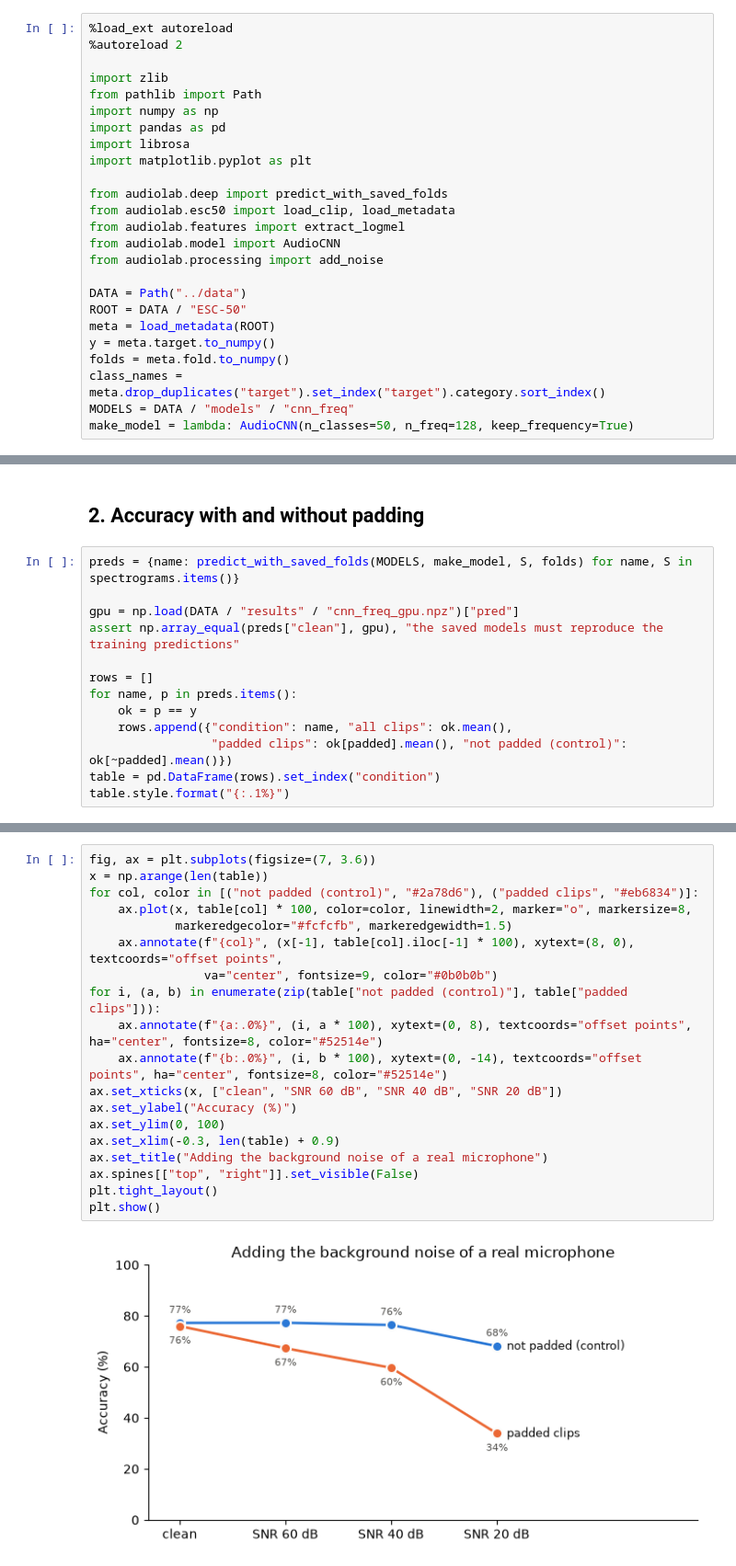
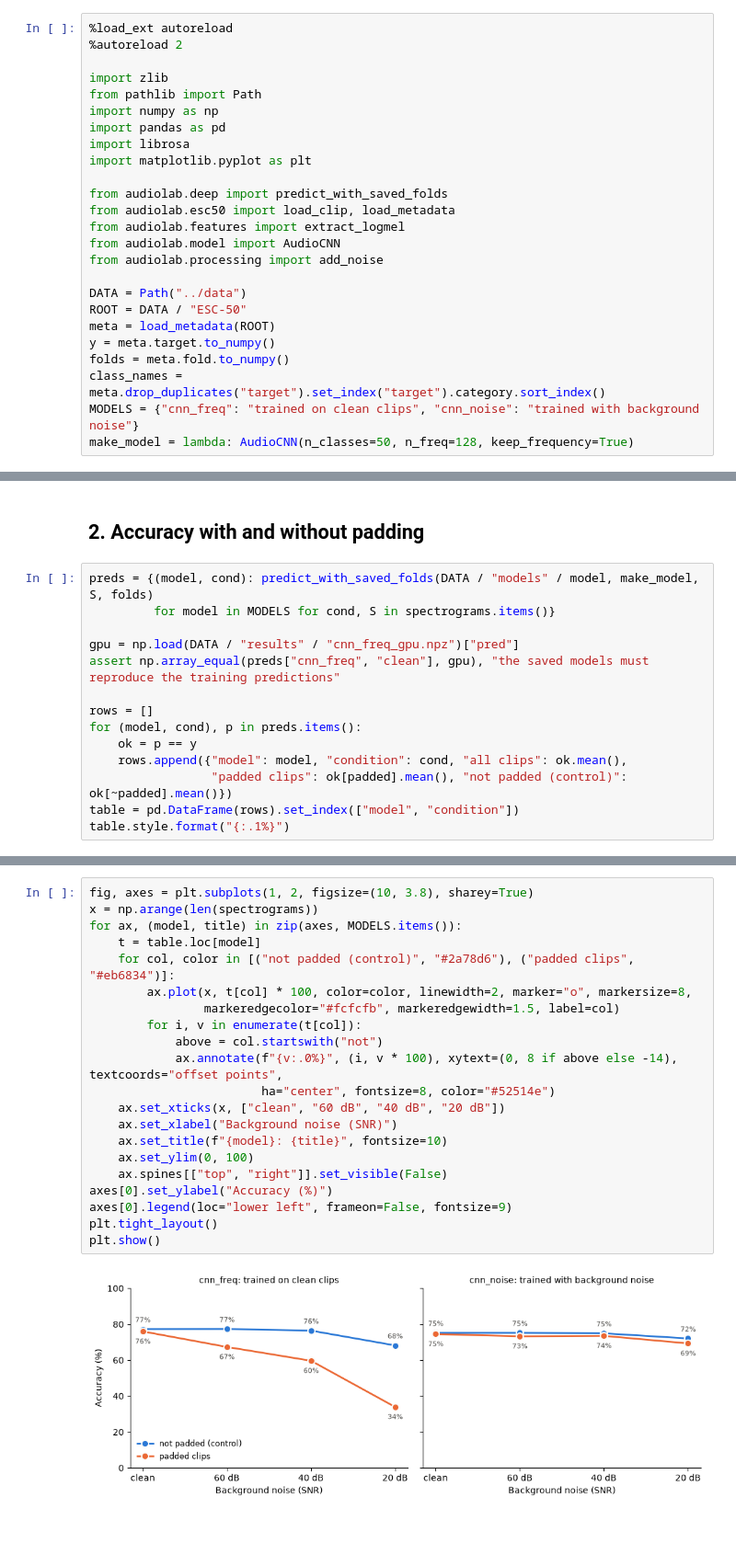
Before and after one commit to victor-merino-hub/audiolab, a Jupyter notebook: notebooks/05_esc50_robustness.ipynb, the cells around one changed output, grey strips where cells are left out. Shown at 92% size. Drawn from its saved outputs; the diff is of its cells as text; blank space fills up the shorter version.

```diff
--- a/notebooks/05_esc50_robustness.ipynb
+++ b/notebooks/05_esc50_robustness.ipynb
@@ -34,7 +39,7 @@ meta = load_metadata(ROOT)
 y = meta.target.to_numpy()
 folds = meta.fold.to_numpy()
 class_names = meta.drop_duplicates("target").set_index("target").category.sort_index()
-MODELS = DATA / "models" / "cnn_freq"
+MODELS = {"cnn_freq": "trained on clean clips", "cnn_noise": "trained with background noise"}
 make_model = lambda: AudioCNN(n_classes=50, n_freq=128, keep_frequency=True)
 # %% [markdown]
 ## 1. Spectrograms with background noise
@@ -69,16 +74,17 @@ Padded clips (>10% digital silence): 404 | not padded: 1596
 # %% [markdown]
 ## 2. Accuracy with and without padding
 # %%
-preds = {name: predict_with_saved_folds(MODELS, make_model, S, folds) for name, S in spectrograms.items()}
+preds = {(model, cond): predict_with_saved_folds(DATA / "models" / model, make_model, S, folds)
+         for model in MODELS for cond, S in spectrograms.items()}
 
 gpu = np.load(DATA / "results" / "cnn_freq_gpu.npz")["pred"]
-assert np.array_equal(preds["clean"], gpu), "the saved models must reproduce the training predictions"
+assert np.array_equal(preds["cnn_freq", "clean"], gpu), "the saved models must reproduce the training predictions"
 
 rows = []
-for name, p in preds.items():
+for (model, cond), p in preds.items():
     ok = p == y
-    rows.append({"condition": name, "all clips": ok.mean(),
+    rows.append({"model": model, "condition": cond, "all clips": ok.mean(),
                  "padded clips": ok[padded].mean(), "not padded (control)": ok[~padded].mean()})
-table = pd.DataFrame(rows).set_index("condition")
+table = pd.DataFrame(rows).set_index(["model", "condition"])
 table.style.format("{:.1%}")
 # %% [output]
@@ -91,22 +101,24 @@ table.style.format("{:.1%}")
 # %%
-fig, ax = plt.subplots(figsize=(7, 3.6))
-x = np.arange(len(table))
-for col, color in [("not padded (control)", "#2a78d6"), ("padded clips", "#eb6834")]:
-    ax.plot(x, table[col] * 100, color=color, linewidth=2, marker="o", markersize=8,
-            markeredgecolor="#fcfcfb", markeredgewidth=1.5)
-    ax.annotate(f"{col}", (x[-1], table[col].iloc[-1] * 100), xytext=(8, 0), textcoords="offset points",
-                va="center", fontsize=9, color="#0b0b0b")
-for i, (a, b) in enumerate(zip(table["not padded (control)"], table["padded clips"])):
-    ax.annotate(f"{a:.0%}", (i, a * 100), xytext=(0, 8), textcoords="offset points", ha="center", fontsize=8, color="#52514e")
-    ax.annotate(f"{b:.0%}", (i, b * 100), xytext=(0, -14), textcoords="offset points", ha="center", fontsize=8, color="#52514e")
-ax.set_xticks(x, ["clean", "SNR 60 dB", "SNR 40 dB", "SNR 20 dB"])
-ax.set_ylabel("Accuracy (%)")
-ax.set_ylim(0, 100)
-ax.set_xlim(-0.3, len(table) + 0.9)
-ax.set_title("Adding the background noise of a real microphone")
-ax.spines[["top", "right"]].set_visible(False)
+fig, axes = plt.subplots(1, 2, figsize=(10, 3.8), sharey=True)
+x = np.arange(len(spectrograms))
+for ax, (model, title) in zip(axes, MODELS.items()):
+    t = table.loc[model]
+    for col, color in [("not padded (control)", "#2a78d6"), ("padded clips", "#eb6834")]:
+        ax.plot(x, t[col] * 100, color=color, linewidth=2, marker="o", markersize=8,
+                markeredgecolor="#fcfcfb", markeredgewidth=1.5, label=col)
+        for i, v in enumerate(t[col]):
+            above = col.startswith("not")
+            ax.annotate(f"{v:.0%}", (i, v * 100), xytext=(0, 8 if above else -14), textcoords="offset points",
+                        ha="center", fontsize=8, color="#52514e")
+    ax.set_xticks(x, ["clean", "60 dB", "40 dB", "20 dB"])
+    ax.set_xlabel("Background noise (SNR)")
+    ax.set_title(f"{model}: {title}", fontsize=10)
+    ax.set_ylim(0, 100)
+    ax.spines[["top", "right"]].set_visible(False)
+axes[0].set_ylabel("Accuracy (%)")
+axes[0].legend(loc="lower left", frameon=False, fontsize=9)
 plt.tight_layout()
 plt.show()
 # %% [output]
-[figure, old version]
+[figure, new version]
 # %% [markdown]
```
Also changed, not shown: parts of 7 cells of this notebook, 2 other files.
